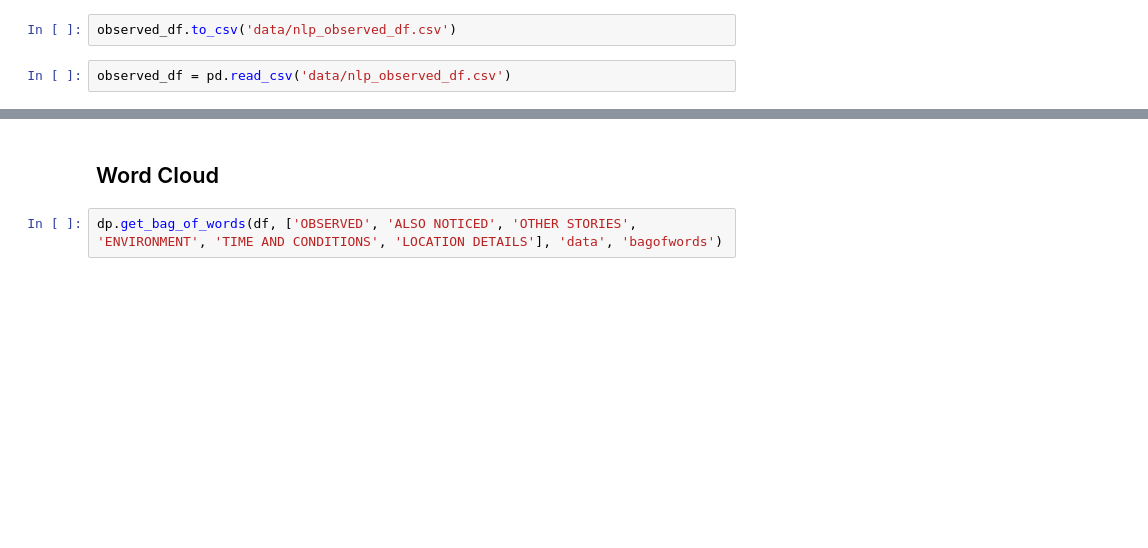
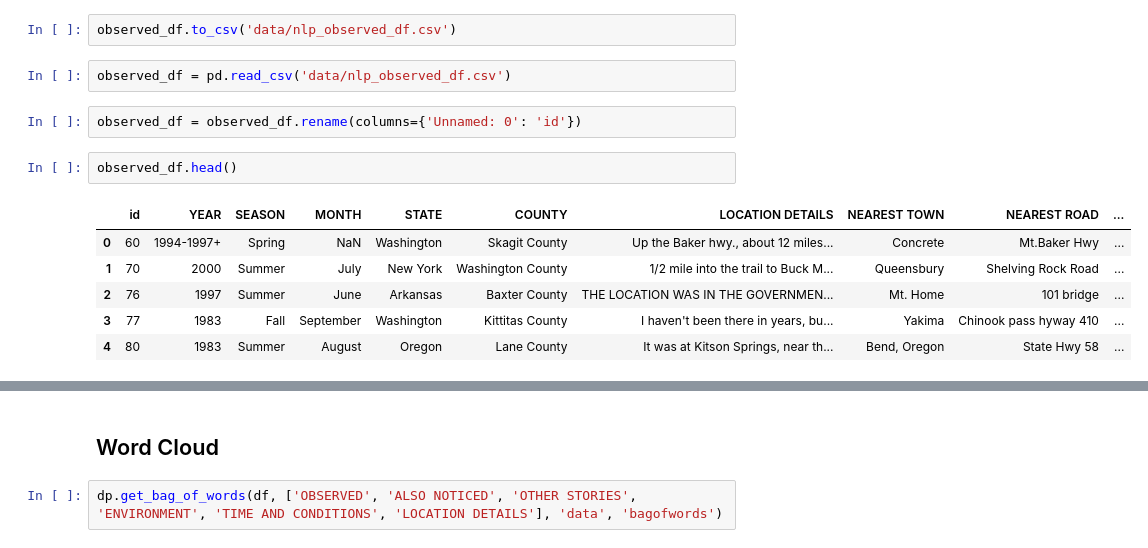
Before and after one commit to rasbot/bigfoot-sighting-generator, a Jupyter notebook: EDA.ipynb, the cells around one changed output, grey strips where cells are left out. Cells and saved outputs as stored; diff of their text form; blank space fills up the shorter version.

```diff
--- a/EDA.ipynb
+++ b/EDA.ipynb
@@ -159,3 +289,14 @@ nmf.reconstruction_err_
 observed_df.to_csv('data/nlp_observed_df.csv')
 # %%
 observed_df = pd.read_csv('data/nlp_observed_df.csv')
+# %%
+observed_df = observed_df.rename(columns={'Unnamed: 0': 'id'})
+# %%
+observed_df.head()
+# %% [output]
+|  | id | YEAR | SEASON | MONTH | STATE | COUNTY | LOCATION DETAILS | NEAREST TOWN | NEAREST ROAD | ... |
+| 0 | 60 | 1994-1997+ | Spring | NaN | Washington | Skagit County | Up the Baker hwy., about 12 miles... | Concrete | Mt.Baker Hwy | ... |
+| 1 | 70 | 2000 | Summer | July | New York | Washington County | 1/2 mile into the trail to Buck M... | Queensbury | Shelving Rock Road | ... |
+| 2 | 76 | 1997 | Summer | June | Arkansas | Baxter County | THE LOCATION WAS IN THE GOVERNMEN... | Mt. Home | 101 bridge | ... |
+| 3 | 77 | 1983 | Fall | September | Washington | Kittitas County | I haven't been there in years, bu... | Yakima | Chinook pass hyway 410 | ... |
+| 4 | 80 | 1983 | Summer | August | Oregon | Lane County | It was at Kitson Springs, near th... | Bend, Oregon | State Hwy 58 | ... |
```
Also changed, not shown: parts of 14 cells of this notebook.
